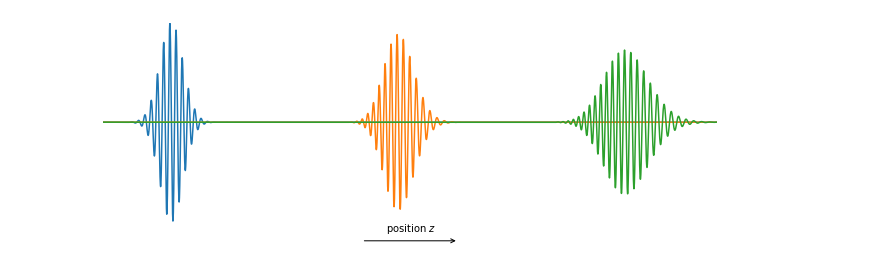
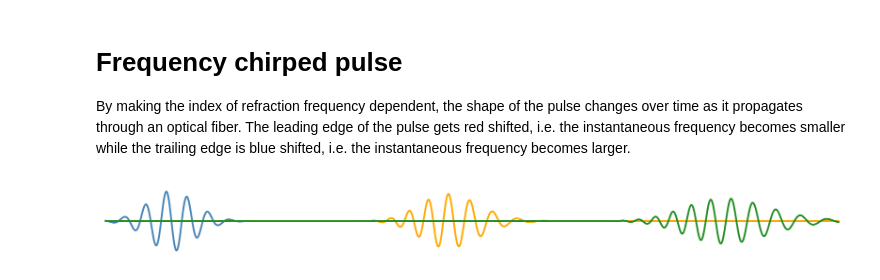
Before and after one commit to joschkabirk/panim, a Jupyter notebook: visualisation.ipynb, the cells around one changed output. Cells and saved outputs as stored; diff of their text form; code cells hidden in the pictures.

```diff
--- a/visualisation.ipynb
+++ b/visualisation.ipynb
@@ -3,9 +17,12 @@ from pulse_animation import *
+# %% [markdown]
+# Frequency chirped pulse
+
+By making the index of refraction frequency dependent, the shape of the pulse changes over time as it propagates through an optical fiber. The leading edge of the pulse gets red shifted, i.e. the instantaneous frequency becomes smaller while the trailing edge is blue shifted, i.e. the instantaneous frequency becomes larger.
 # %%
-z_max = 100
-z = np.linspace(-z_max/8, z_max, 10000)
+z = np.linspace(-20, 200, 10000)
 # +z_max=100 - nice settings to get three good pulses with stretching
-plot_pulses(z, np.linspace(0, 500, 3), nu_max=0.5, n_i=[1, 10, 0],
-      no_axes=True, plotname="./plots/chirped_pulses")
-# plots(z, np.linspace(0, 200, 3), nu_max=2, n_i=[2, 0, 0])
+plot_pulses(z, np.linspace(0, 500, 3), nu_center=0.15, k_i=[1, 3, 2], no_axes=True,
+            plotname="./plots/chirped_pulses/pulses", figuresize=(11,1),
+            colors=["steelblue", "orange", "forestgreen"], spec_width=100)
 # %% [output]
-[figure, old version]
+[figure, new version]
```
Also changed, not shown: parts of 15 cells of this notebook, 2 other files.
